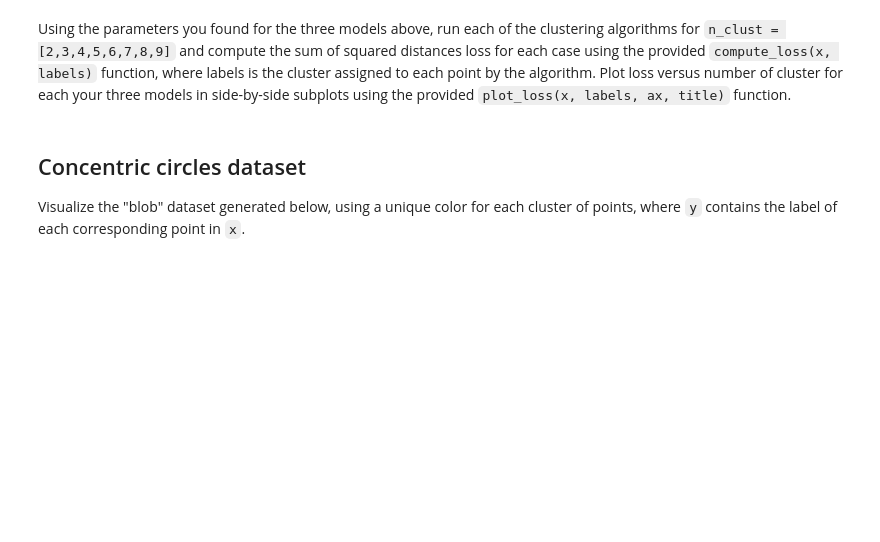
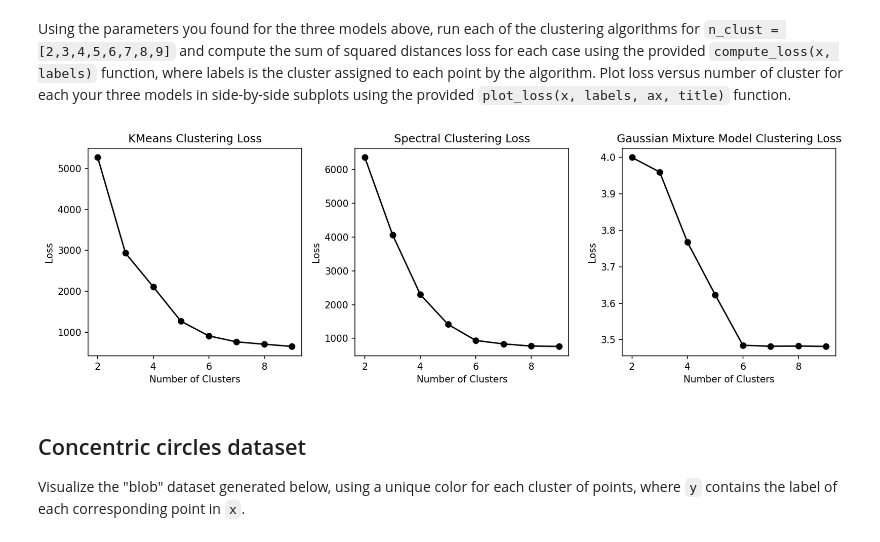
Before and after one commit to ryanwu0521/24-787-AIML, a Jupyter notebook: HW11/M11-L2-P1.ipynb, the cells around one changed output. Saved outputs shown, nothing was run; the diff lists cells and outputs as text; code cells hidden in the pictures; blank space fills up the shorter version.

```diff
--- a/HW11/M11-L2-P1.ipynb
+++ b/HW11/M11-L2-P1.ipynb
@@ -86,3 +98,27 @@ Using the parameters you found for the three models above, run each of the clust
+# %%
+## YOUR CODE GOES HERE
+# KMeans, Spectral Clustering, and Gaussian Mixture Model
+n_clust = [2, 3, 4, 5, 6, 7, 8, 9]
+loss_kmeans = []
+loss_spectral = []
+loss_gmm = []
+for i in n_clust:
+    kmeans = KMeans(n_clusters = i, random_state = 0).fit(x)
+    loss_kmeans.append(compute_loss(x, kmeans.labels_))
+    spectral = SpectralClustering(n_clusters = i, random_state = 0, affinity='nearest_neighbors').fit(x)
+    loss_spectral.append(compute_loss(x, spectral.labels_))
+    gmm = GaussianMixture(n_components = i, random_state = 0).fit(x)
+    loss_gmm.append(-gmm.score(x))
+
+# plot the loss subplot
+fig, ax = plt.subplots(1, 3, figsize = (12, 4), dpi = 150)
+plot_loss(loss_kmeans, ax = ax[0], title = 'KMeans Clustering Loss')
+plot_loss(loss_spectral, ax = ax[1], title = 'Spectral Clustering Loss')
+plot_loss(loss_gmm, ax = ax[2], title = 'Gaussian Mixture Model Clustering Loss')
+plt.tight_layout()
+plt.show()
+# %% [output]
+[figure, added]
 # %% [markdown]
 ## Concentric circles dataset
 Visualize the "blob" dataset generated below, using a unique color for each cluster of points, where `y` contains the label of each corresponding point in `x`.
```
Also changed, not shown: parts of 15 cells of this notebook, 12 other files.
